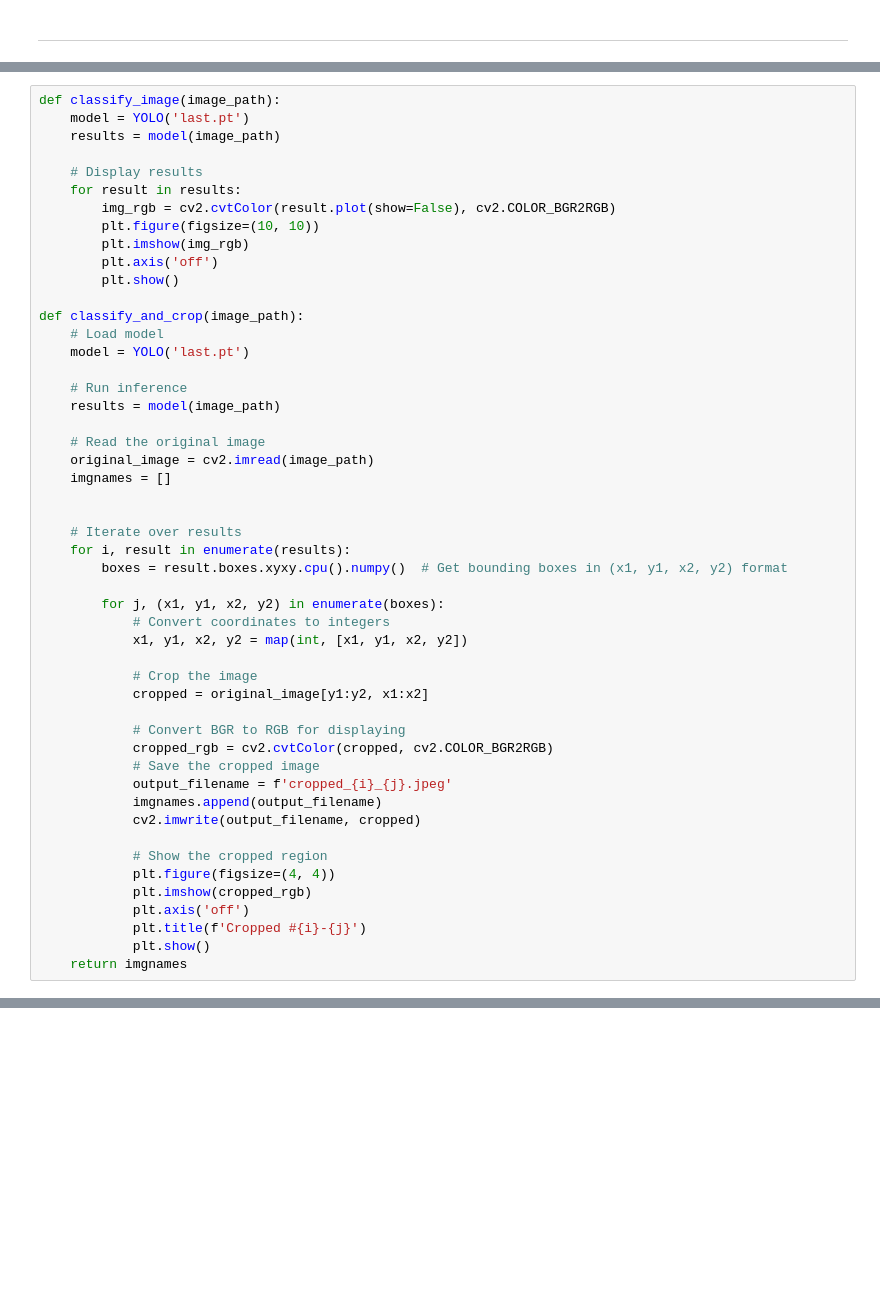
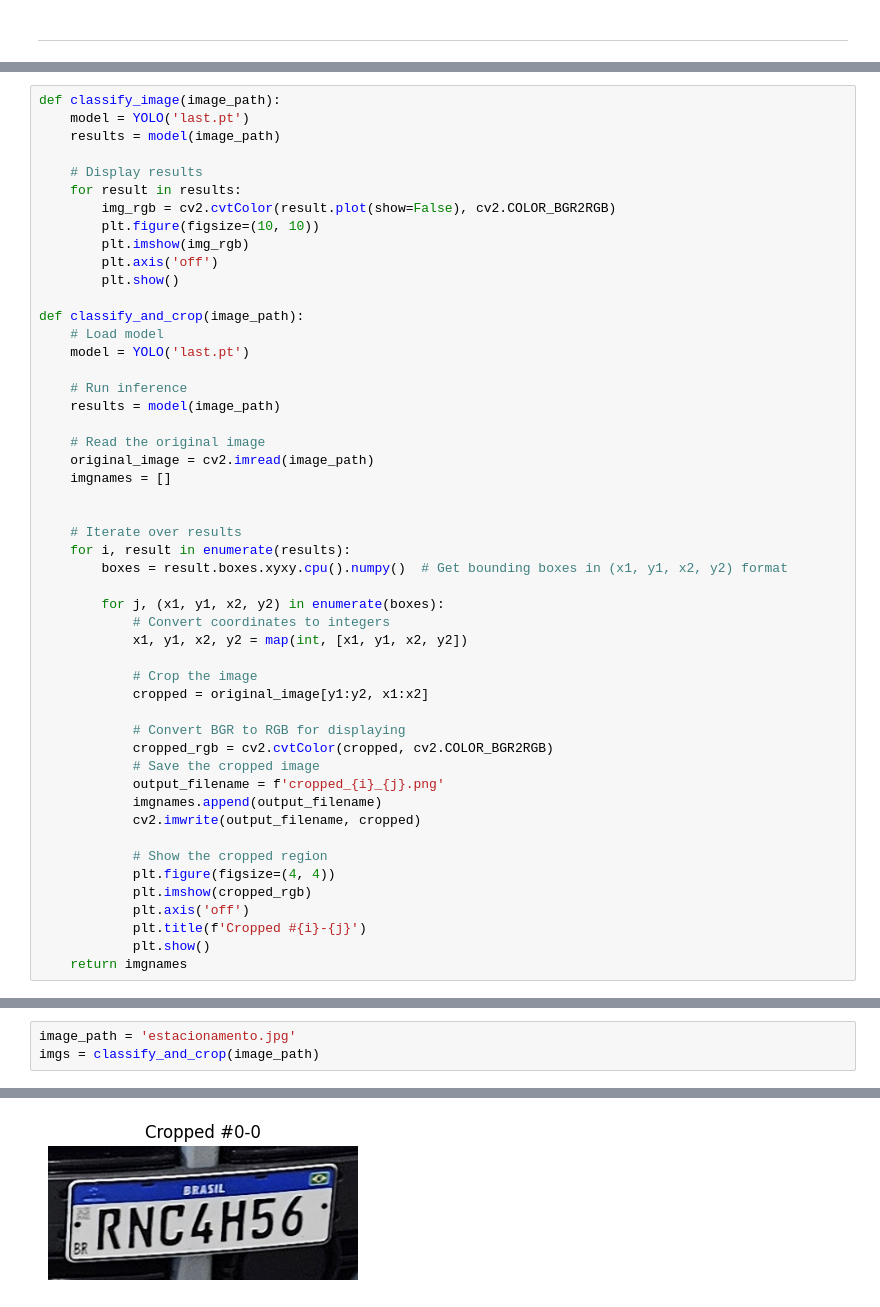
Before and after one commit to devluisrodrigues/compvis-car, a Jupyter notebook: detect.ipynb, the cells around one changed output, grey strips where cells are left out. Cells and saved outputs as stored; diff of their text form; blank space fills up the shorter version.

```diff
--- a/detect.ipynb
+++ b/detect.ipynb
@@ -47,7 +49,7 @@ def classify_and_crop(image_path):
             # Convert BGR to RGB for displaying
             cropped_rgb = cv2.cvtColor(cropped, cv2.COLOR_BGR2RGB)
             # Save the cropped image
-            output_filename = f'cropped_{i}_{j}.jpeg'
+            output_filename = f'cropped_{i}_{j}.png'
             imgnames.append(output_filename)
             cv2.imwrite(output_filename, cropped)
 
@@ -110,0 +140,4 @@ Detected text: EHIOH58, Confidence: 0.77
+# %%
+image_path = 'estacionamento.jpg'
+imgs = classify_and_crop(image_path)
+# %% [output]
@@ -110,0 +146 @@ Detected text: EHIOH58, Confidence: 0.77
+[figure, added]
```
Also changed, not shown: parts of 11 cells of this notebook.
